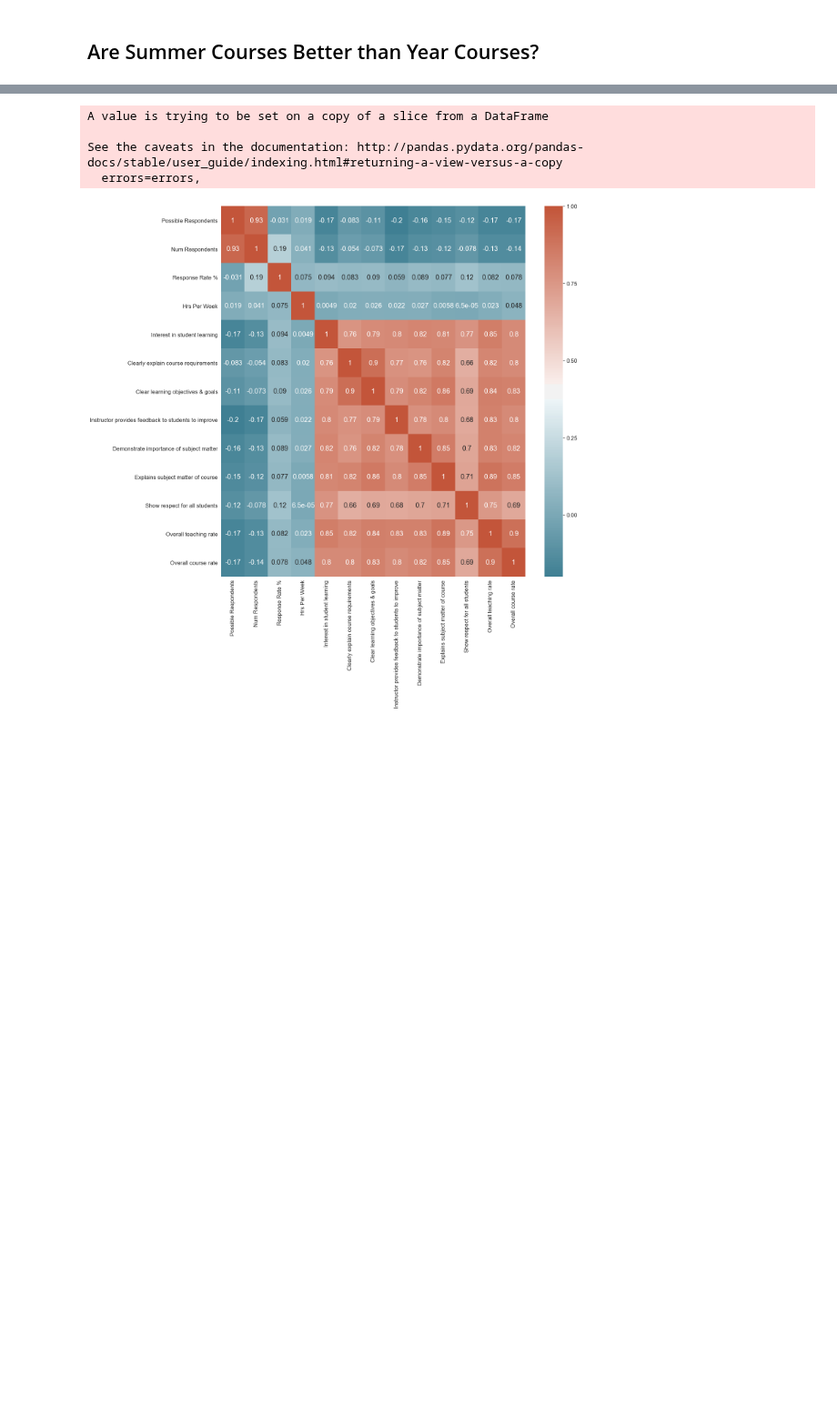
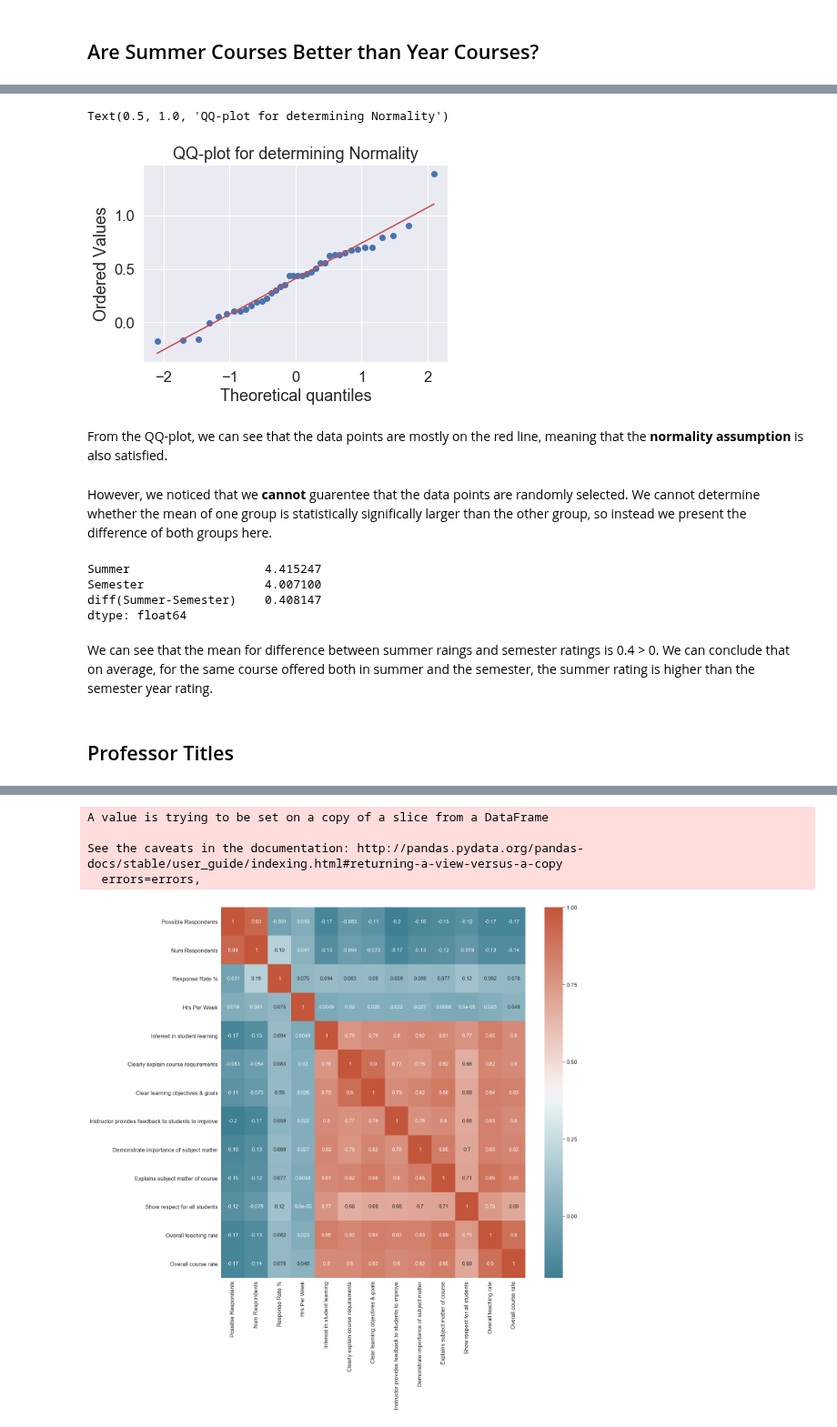
Before and after one commit to TheJYKoder/-15-388-Final-Project-F19-, a Jupyter notebook: 15388 Final Project FCE.ipynb, the cells around one changed output, grey strips where cells are left out. Shown at 91% size. Cells and saved outputs as stored; diff of their text form; code cells hidden in the pictures; blank space fills up the shorter version.

```diff
--- a/15388 Final Project FCE.ipynb
+++ b/15388 Final Project FCE.ipynb
@@ -404,0 +483,28 @@ Number of data points for undergraduate is 29465
+# %%
+## Test for Normality of Residuals
+
+diff = [summer_rate[i] - year_rate[i] for i in range(len(summer_rate))]
+stats.probplot(diff,plot=plt)
+plt.title("QQ-plot for determining Normality")
+# plt.boxplot(diff)
+# %% [output]
+Text(0.5, 1.0, 'QQ-plot for determining Normality')
+[figure, added]
+# %% [markdown]
+From the QQ-plot, we can see that the data points are mostly on the red line, meaning that
+the **normality assumption** is also satisfied.
+# %% [markdown]
+However, we noticed that we **cannot** guarentee that the data points are randomly selected.
+We cannot determine whether the mean of one group is statistically significally larger
+than the other group, so instead we present the difference of both groups here. <br>
+# %%
+df_both_courses = pd.DataFrame(list(zip(summer_rate, year_rate)), columns=["Summer", "Semester"])
+df_both_courses["diff(Summer-Semester)"] = df_both_courses["Summer"] - df_both_courses["Semester"]
+df_both_courses.mean()
+# %% [output]
+Summer                   4.415247
+Semester                 4.007100
+diff(Summer-Semester)    0.408147
+dtype: float64
+# %% [markdown]
+We can see that the mean for difference between summer raings and semester ratings is 0.4 > 0. We can conclude that on average, for the same course offered both in summer and the semester, the summer rating is higher than the semester year rating.
@@ -404,0 +525,2 @@ Number of data points for undergraduate is 29465
+# %% [markdown]
+## Professor Titles
```
Also changed, not shown: parts of 62 cells of this notebook.
